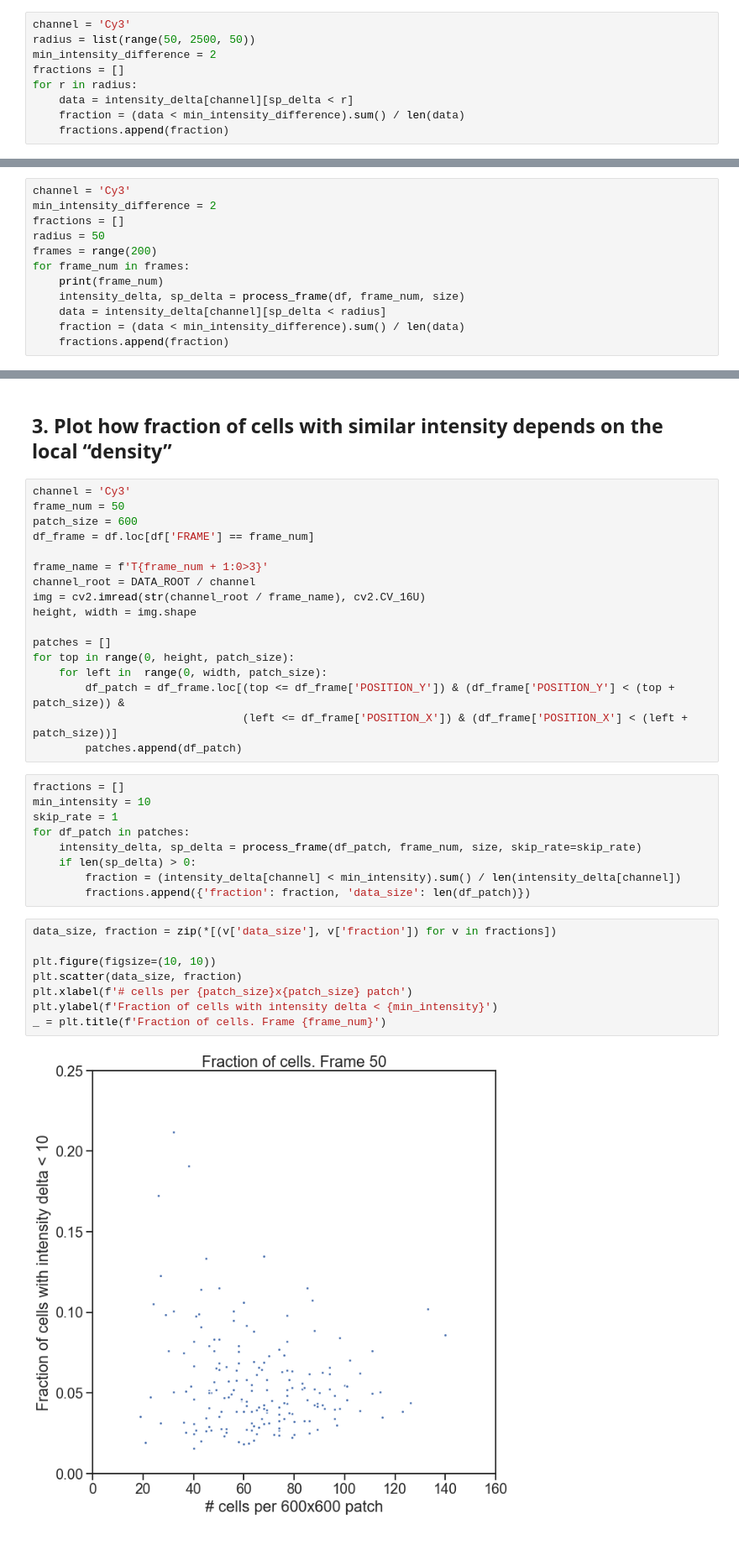
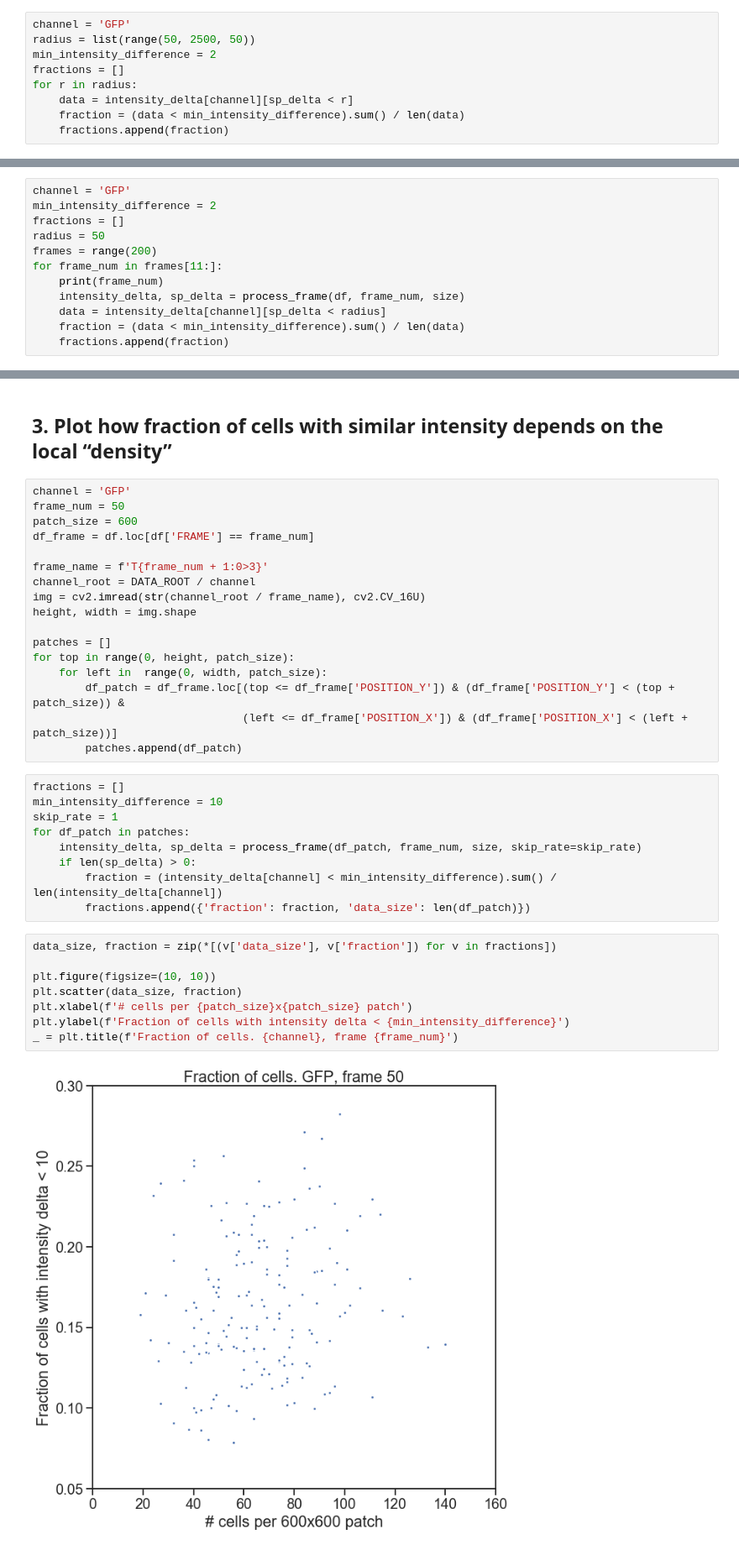
Before and after one commit to alexander-rakhlin/embl_project, a Jupyter notebook: notebooks/spatial-time-correlation-3.ipynb, the cells around one changed output, grey strips where cells are left out. Shown at 84% size. Drawn from its saved outputs; the diff is of its cells as text.

```diff
--- a/notebooks/spatial-time-correlation-3.ipynb
+++ b/notebooks/spatial-time-correlation-3.ipynb
@@ -136,6 +136,6 @@ frame_num = 0
 intensity_delta, sp_delta = process_frame(df, frame_num, size)
 # %%
-channel = 'Cy3'
+channel = 'GFP'
 radius = list(range(50, 2500, 50))
 min_intensity_difference = 2
 fractions = []
@@ -155,12 +162,12 @@ Text(0.5, 1.0, 'Fraction of cells with similar intensities. Cy3, frame 0')
 # %% [markdown]
 ## 2. Plot how fraction of cells with similar intensity depends on the frame number
 # %%
-channel = 'Cy3'
+channel = 'GFP'
 min_intensity_difference = 2
 fractions = []
 radius = 50
 frames = range(200)
-for frame_num in frames:
+for frame_num in frames[11:]:
     print(frame_num)
     intensity_delta, sp_delta = process_frame(df, frame_num, size)
     data = intensity_delta[channel][sp_delta < radius]
@@ -177,7 +192,7 @@ _ = plt.title(f'Fraction of cells with similar intensities at distance {radius}
 # %% [markdown]
 ## 3. Plot how fraction of cells with similar intensity depends on the local “density”
 # %%
-channel = 'Cy3'
+channel = 'GFP'
 frame_num = 50
 patch_size = 600
 df_frame = df.loc[df['FRAME'] == frame_num]
@@ -195,23 +210,23 @@ for top in range(0, height, patch_size):
         patches.append(df_patch)
 # %%
 fractions = []
-min_intensity = 10
+min_intensity_difference = 10
 skip_rate = 1
 for df_patch in patches:
     intensity_delta, sp_delta = process_frame(df_patch, frame_num, size, skip_rate=skip_rate)
     if len(sp_delta) > 0:
-        fraction = (intensity_delta[channel] < min_intensity).sum() / len(intensity_delta[channel])
+        fraction = (intensity_delta[channel] < min_intensity_difference).sum() / len(intensity_delta[channel])
         fractions.append({'fraction': fraction, 'data_size': len(df_patch)})
 # %%
 data_size, fraction = zip(*[(v['data_size'], v['fraction']) for v in fractions])
 
 plt.figure(figsize=(10, 10))
 plt.scatter(data_size, fraction)
 plt.xlabel(f'# cells per {patch_size}x{patch_size} patch')
-plt.ylabel(f'Fraction of cells with intensity delta < {min_intensity}')
-_ = plt.title(f'Fraction of cells. Frame {frame_num}')
+plt.ylabel(f'Fraction of cells with intensity delta < {min_intensity_difference}')
+_ = plt.title(f'Fraction of cells. {channel}, frame {frame_num}')
 # %% [output]
-[figure, old version]
+[figure, new version]
 # %%
 data_size, fraction = zip(*[(v['data_size'], v['fraction']) for v in fractions])
 
```
Also changed, not shown: parts of 11 cells of this notebook.
